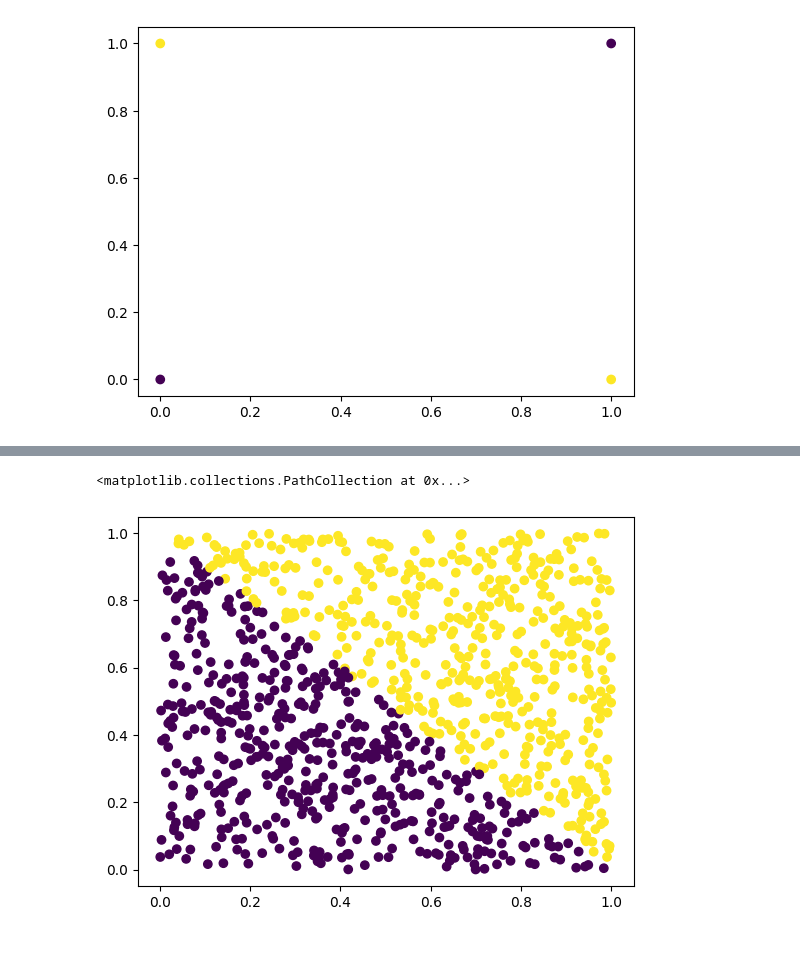
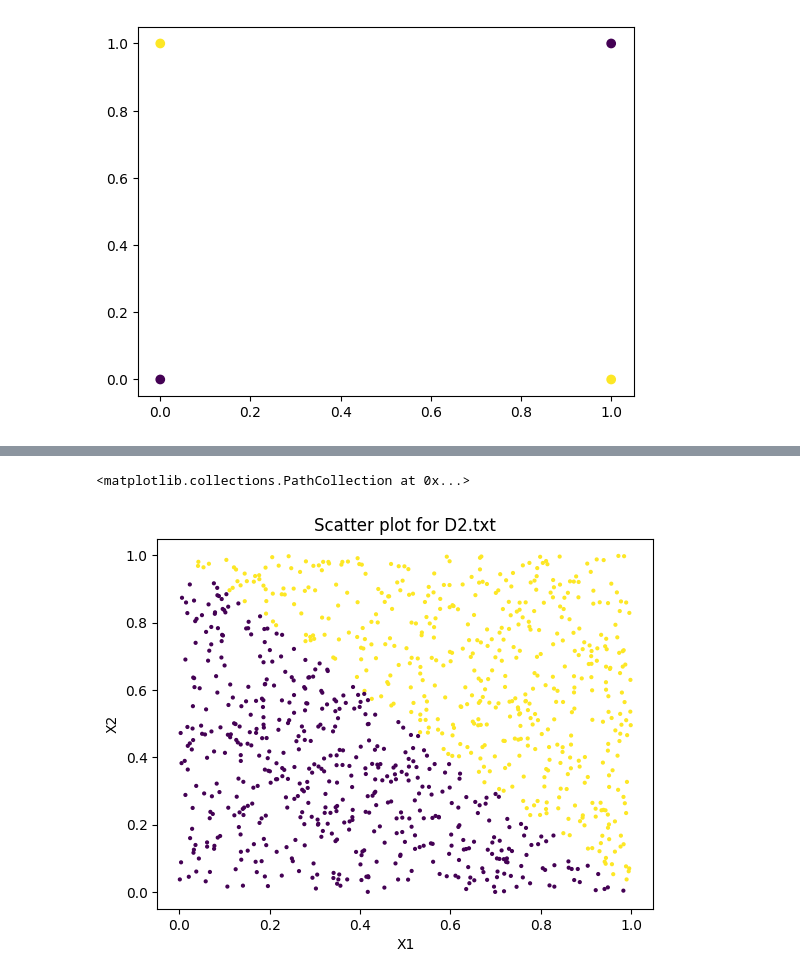
Before and after one commit to manjunathmadakasira/ECE760, a Jupyter notebook: hw2/hw2_sandbox.ipynb, the cells around one changed output, grey strips where cells are left out. Saved outputs shown, nothing was run; the diff lists cells and outputs as text; code cells hidden in the pictures; blank space fills up the shorter version.

```diff
--- a/hw2/hw2_sandbox.ipynb
+++ b/hw2/hw2_sandbox.ipynb
@@ -22,9 +25,12 @@ plt.scatter(x1,x2,c=y)
 # %%
 df2 = load_data('D2.txt')
 x1 = df2['x1'].tolist()
 x2 = df2['x2'].tolist()
 y = df2['Outcome'].tolist()
-plt.scatter(x1,x2,c=y)
+plt.xlabel("X1")
+plt.ylabel("X2")
+plt.title("Scatter plot for D2.txt")
+plt.scatter(x1,x2,c=y,s=4)
 # %% [output]
 <matplotlib.collections.PathCollection at 0x...>
-[figure, old version]
+[figure, new version]
```
Also changed, not shown: parts of 6 cells of this notebook, 13 other files.
